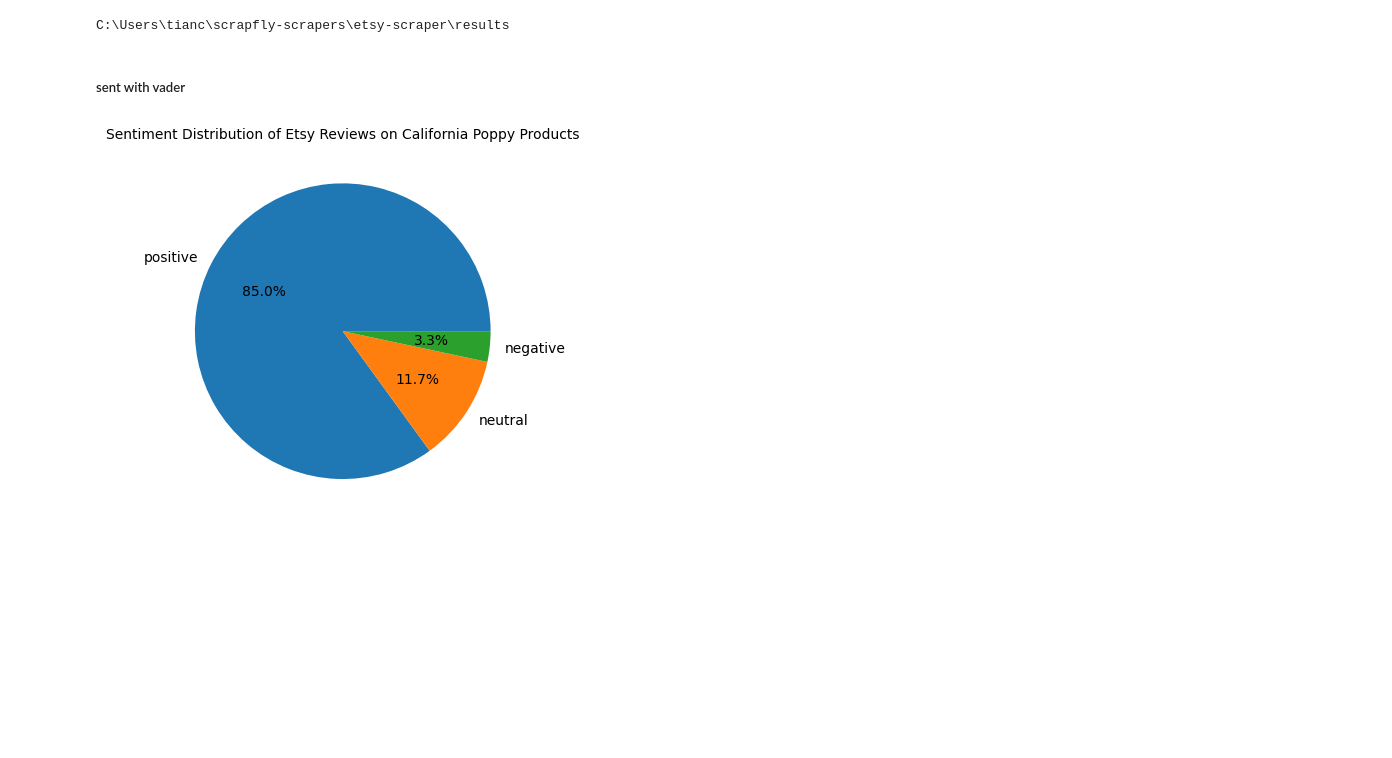
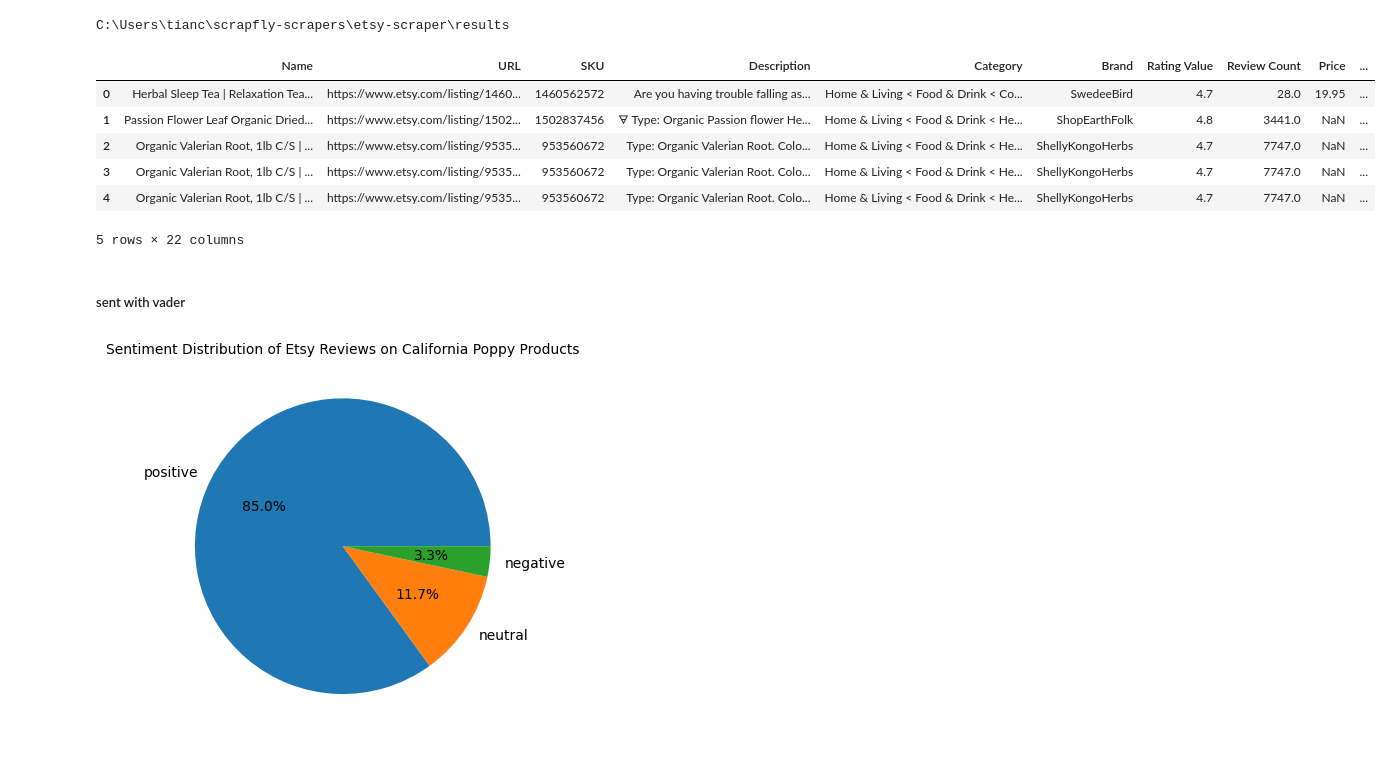
Before and after one commit to TLI2958/scrapfly-scrapers, a Jupyter notebook: etsy-scraper/results/read_res.ipynb, the cells around one changed output. Saved outputs shown, nothing was run; the diff lists cells and outputs as text; code cells hidden in the pictures; blank space fills up the shorter version.

Commit message:
update datasets parser read_res

```diff
--- a/etsy-scraper/results/read_res.ipynb
+++ b/etsy-scraper/results/read_res.ipynb
@@ -79,0 +75,14 @@ file = pd.read_csv('etsy_reviews_w_sentiment.csv')
+# %%
+file = pd.read_excel('etsy_reviews_w_sentiment.xlsx')
+file.head()
+# file = file.drop_duplicates(subset = ['name', 'title','text']).reset_index(drop = True)
+# file.to_csv('etsy_reviews_w_sentiment.csv', index = False)
+# file.to_excel('etsy_reviews_w_sentiment.xlsx', index = False)
+# %% [output]
+|  | Name | URL | SKU | Description | Category | Brand | Rating Value | Review Count | Price | ... |
+| 0 | Herbal Sleep Tea | Relaxation Tea... | https://www.etsy.com/listing/1460... | 1460562572 | Are you having trouble falling as... | Home & Living < Food & Drink < Co... | SwedeeBird | 4.7 | 28.0 | 19.95 | ... |
+| 1 | Passion Flower Leaf Organic Dried... | https://www.etsy.com/listing/1502... | 1502837456 | 🜃 Type: Organic Passion flower He... | Home & Living < Food & Drink < He... | ShopEarthFolk | 4.8 | 3441.0 | NaN | ... |
+| 2 | Organic Valerian Root, 1lb C/S | ... | https://www.etsy.com/listing/9535... | 953560672 | Type: Organic Valerian Root. Colo... | Home & Living < Food & Drink < He... | ShellyKongoHerbs | 4.7 | 7747.0 | NaN | ... |
+| 3 | Organic Valerian Root, 1lb C/S | ... | https://www.etsy.com/listing/9535... | 953560672 | Type: Organic Valerian Root. Colo... | Home & Living < Food & Drink < He... | ShellyKongoHerbs | 4.7 | 7747.0 | NaN | ... |
+| 4 | Organic Valerian Root, 1lb C/S | ... | https://www.etsy.com/listing/9535... | 953560672 | Type: Organic Valerian Root. Colo... | Home & Living < Food & Drink < He... | ShellyKongoHerbs | 4.7 | 7747.0 | NaN | ... |
+5 rows × 22 columns
```
Also changed, not shown: parts of 21 cells of this notebook, 46 other files.
